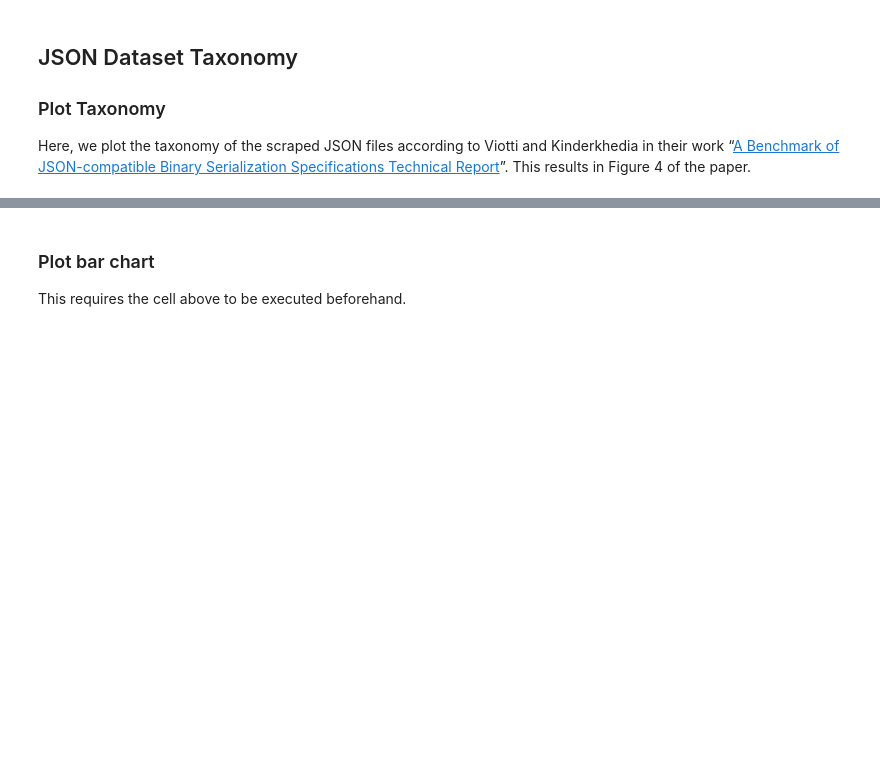
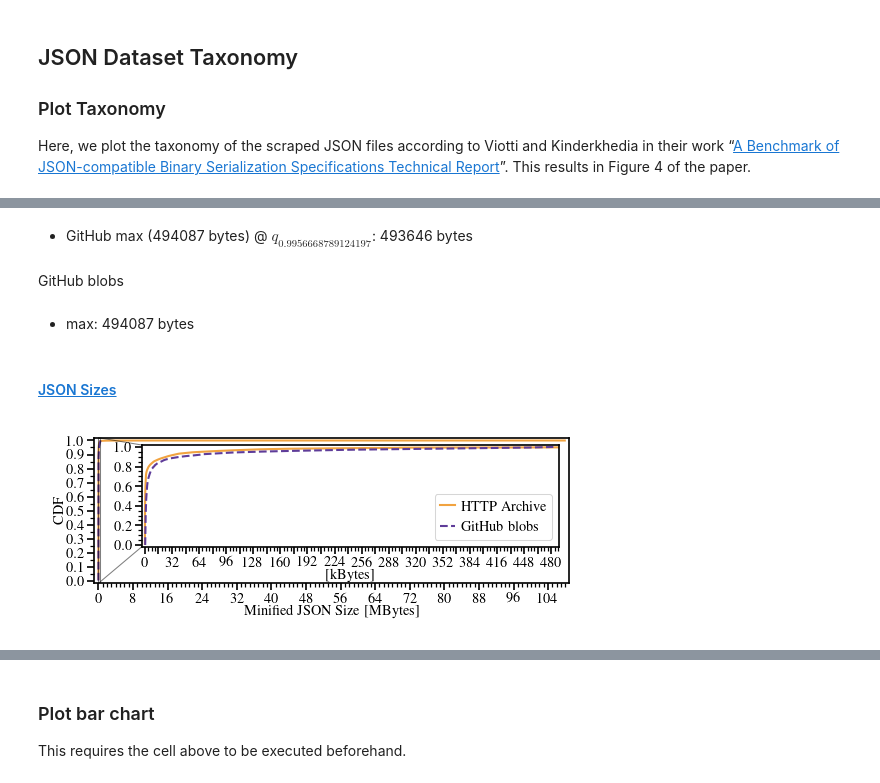
Before and after one commit to miri64/artifacts-tnsm26-cbor-dns-eval, a Jupyter notebook: 03_json2cbor_eval.ipynb, the cells around one changed output, grey strips where cells are left out. Drawn from its saved outputs; the diff is of its cells as text; code cells hidden in the pictures; blank space fills up the shorter version.

Commit message:
03_json2cbor_eval: clean-up and updates

```diff
--- a/03_json2cbor_eval.ipynb
+++ b/03_json2cbor_eval.ipynb
@@ -313,0 +443,75 @@ matplotlib.pyplot.show()
+# %%
+#matplotlib.style.use(pathlib.Path.cwd() / f"mlenders_fullwidth_acmsmall.mplstyle")
+matplotlib.style.use(pathlib.Path.cwd() / f"mlenders_column_ieeetran.mplstyle")
+matplotlib.use("inline")
+matplotlib.rcParams["figure.figsize"] = (
+    matplotlib.rcParams["figure.figsize"][0],
+    matplotlib.rcParams["figure.figsize"][1] * 4 / 8,
+)
+matplotlib.pyplot.rc('axes', prop_cycle=matplotlib.pyplot.cycler(color=["#f1a340", "#5e3c99"], linestyle=["-", "--"]))
+
+fig = matplotlib.pyplot.figure(
+    figsize=matplotlib.rcParams["figure.figsize"],
+    dpi=150,
+)
+ax = matplotlib.pyplot.gca()
+
+axins = ax.inset_axes(
+    [0.1, 0.25, 0.88, 0.70],
+    xlim=(-4000, 501000),
+    xticks=numpy.arange(0, 501000, 16 * 1024),
+    ylim=(-0.02, 1.02),
+    yticks=numpy.arange(0, 1.1, 0.2),
+)
+axs = [ax, axins]
+for dataset, in lf.select(["dataset"]).unique().sort("dataset", descending=True).collect().iter_rows():
+    cdf_df = lf.filter(
+        polars.col("dataset") == dataset
+    ).group_by(["dataset", "json_size"]).agg(
+        count=polars.col("json_size").count()
+    ).sort("json_size").select(
+        polars.col("dataset"),
+        polars.col("json_size"),
+        polars.cum_sum("count").alias("cum_sum") / polars.col("count").sum(),
+    ).collect()
+    for a in axs:
+        a.plot(cdf_df["json_size"], cdf_df["cum_sum"], label=dataset)
+    IPython.display.display(IPython.display.Markdown(dataset))
+    IPython.display.display(IPython.display.Markdown(f"- max: {cdf_df['json_size'].max()} bytes"))
+    if dataset == "HTTP Archive":
+        github_max = lf.filter(polars.col("dataset") == "GitHub blobs").collect()["json_size"].max()
+        quantile = cdf_df.filter(cdf_df["json_size"] <= github_max)
+        IPython.display.display(IPython.display.Markdown(f"- GitHub max ({github_max} bytes) @ $q_{{{quantile["cum_sum"][-1]}}}$: {quantile["json_size"][-1]:.0f} bytes"))
+        del quantile
+    del cdf_df
+
+ax.set_xlabel("Minified JSON Size [MBytes]")
+ax.set_xlim((-1000 * 1024, 114000000))
+ax.set_xticks(numpy.arange(0, 114000000, 8 * 1024 * 1024))
+ax.xaxis.set_minor_locator(matplotlib.ticker.MultipleLocator(1024 * 1024))
+ax.xaxis.set_major_formatter(matplotlib.ticker.FuncFormatter(lambda x, pos: f"${x / 1024 / 1024:.0f}$"))
+ax.set_ylabel("CDF")
+ax.set_ylim((-0.02, 1.02))
+ax.set_yticks(numpy.arange(0, 1.1, 0.1))
+ax.yaxis.set_minor_locator(matplotlib.ticker.MultipleLocator(0.05))
+
+axins.set_xlabel("[kBytes]")
+axins.xaxis.set_minor_locator(matplotlib.ticker.MultipleLocator(4 * 1024))
+axins.xaxis.set_major_formatter(matplotlib.ticker.FuncFormatter(lambda x, pos: f"${x / 1024:.0f}$" if (pos % 2) == 0 else ""))
+axins.yaxis.set_minor_locator(matplotlib.ticker.MultipleLocator(0.05))
+
+_, (lower_left, upper_left, lower_right, upper_right) = ax.indicate_inset_zoom(
+    axins,
+    edgecolor="black",
+    linewidth=0.5,
+)
+lower_left.set_visible(True)
+upper_left.set_visible(True)
+lower_right.set_visible(False)
+upper_right.set_visible(False)
+axins.legend(loc="lower right")
+
+filepath = JSON2CBOR_EVAL_DIR / "plots" / "json-sizes-cdf.pdf"
+IPython.display.display(IPython.display.Markdown(f"#### [JSON Sizes]({str(filepath.relative_to(pathlib.Path.cwd()))})"))
+matplotlib.pyplot.savefig(filepath, bbox_inches="tight", pad_inches=0.01)
+# %% [output]
@@ -314 +520,6 @@ matplotlib.pyplot.show()
+- GitHub max (494087 bytes) @ $q_{0.9956668789124197}$: 493646 bytes
+GitHub blobs
+- max: 494087 bytes
+#### [JSON Sizes](03_json2cbor_eval/plots/json-sizes-cdf.pdf)
+[figure, added]
 # %% [markdown]
```
Also changed, not shown: parts of 31 cells of this notebook, 34 other files.
